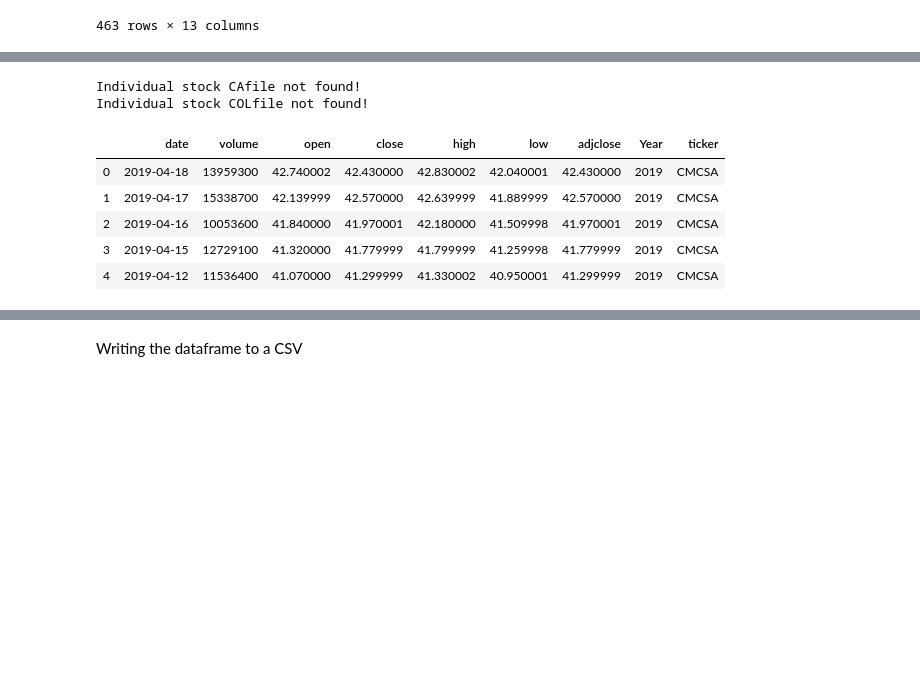
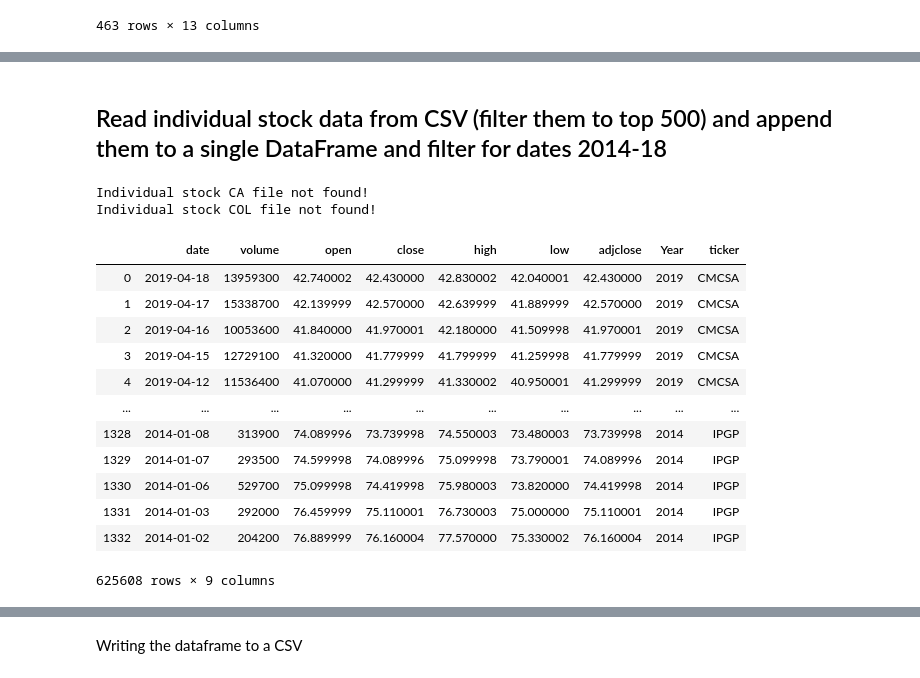
Before and after one commit to sgk2004/S-and-P-500-Data-Visualization-Dashboard, a Jupyter notebook: ETL/data_etl.ipynb, the cells around one changed output, grey strips where cells are left out. Saved outputs shown, nothing was run; the diff lists cells and outputs as text; code cells hidden in the pictures; blank space fills up the shorter version.

Commit message:
adding page3 with S&P data

```diff
--- a/ETL/data_etl.ipynb
+++ b/ETL/data_etl.ipynb
@@ -178,0 +94,2 @@ top500_2018
+# %%
+top500_2018= top500_2018.dropna(subset = ["Revenue"])
@@ -178,0 +98,2 @@ top500_2018
+# %%
+top500_2018=top500_2018.fillna('NULL')
@@ -253,3 +323,5 @@ top500_2014
+# %% [markdown]
+## Read individual stock data from CSV (filter them to top 500) and append them to a single DataFrame and filter for dates 2014-18
 # %%
 stocklist_2018= top500_2018['ticker'].tolist()
 # stocklist_2018
@@ -264,17 +336,24 @@ for i in range(len(stocklist_2018)):
         df1=df.loc[df['Year']> 2013 ]
         stock_df=stock_df.append(df1)
     except:
-        print(f"Individual stock {stocklist_2018[i] }file not found!")
+        print(f"Individual stock {stocklist_2018[i] } file not found!")
         pass
 # %% [output]
-Individual stock CAfile not found!
-Individual stock COLfile not found!
+Individual stock CA file not found!
+Individual stock COL file not found!
 # %%
-stock_df.head()
+stock_df
 # %% [output]
 |  | date | volume | open | close | high | low | adjclose | Year | ticker |
 | 0 | 2019-04-18 | 13959300 | 42.740002 | 42.430000 | 42.830002 | 42.040001 | 42.430000 | 2019 | CMCSA |
 | 1 | 2019-04-17 | 15338700 | 42.139999 | 42.570000 | 42.639999 | 41.889999 | 42.570000 | 2019 | CMCSA |
 | 2 | 2019-04-16 | 10053600 | 41.840000 | 41.970001 | 42.180000 | 41.509998 | 41.970001 | 2019 | CMCSA |
 | 3 | 2019-04-15 | 12729100 | 41.320000 | 41.779999 | 41.799999 | 41.259998 | 41.779999 | 2019 | CMCSA |
 | 4 | 2019-04-12 | 11536400 | 41.070000 | 41.299999 | 41.330002 | 40.950001 | 41.299999 | 2019 | CMCSA |
+| ... | ... | ... | ... | ... | ... | ... | ... | ... | ... |
+| 1328 | 2014-01-08 | 313900 | 74.089996 | 73.739998 | 74.550003 | 73.480003 | 73.739998 | 2014 | IPGP |
+| 1329 | 2014-01-07 | 293500 | 74.599998 | 74.089996 | 75.099998 | 73.790001 | 74.089996 | 2014 | IPGP |
+| 1330 | 2014-01-06 | 529700 | 75.099998 | 74.419998 | 75.980003 | 73.820000 | 74.419998 | 2014 | IPGP |
+| 1331 | 2014-01-03 | 292000 | 76.459999 | 75.110001 | 76.730003 | 75.000000 | 75.110001 | 2014 | IPGP |
+| 1332 | 2014-01-02 | 204200 | 76.889999 | 76.160004 | 77.570000 | 75.330002 | 76.160004 | 2014 | IPGP |
+625608 rows × 9 columns
```
Also changed, not shown: parts of 62 cells of this notebook, 6 other files.
